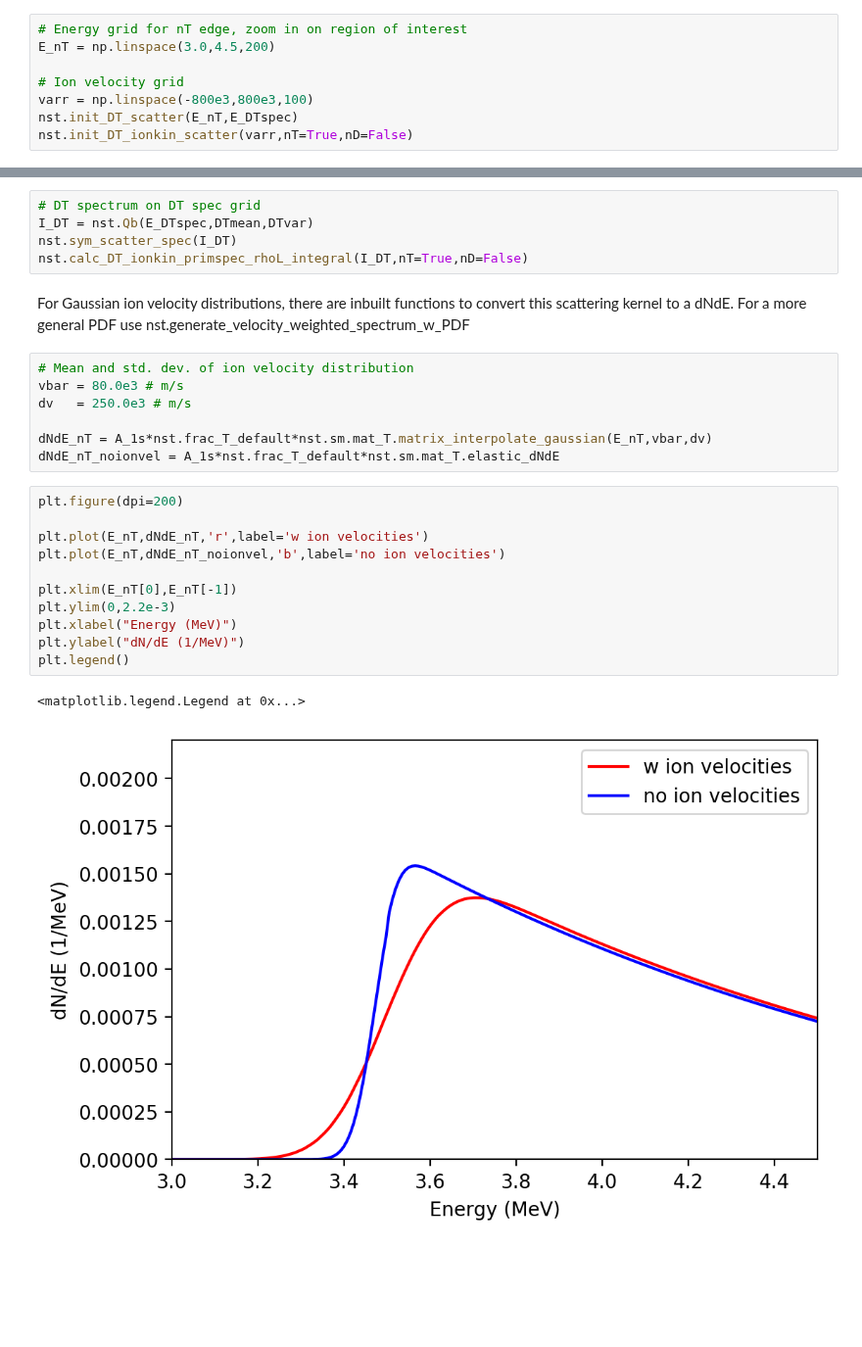
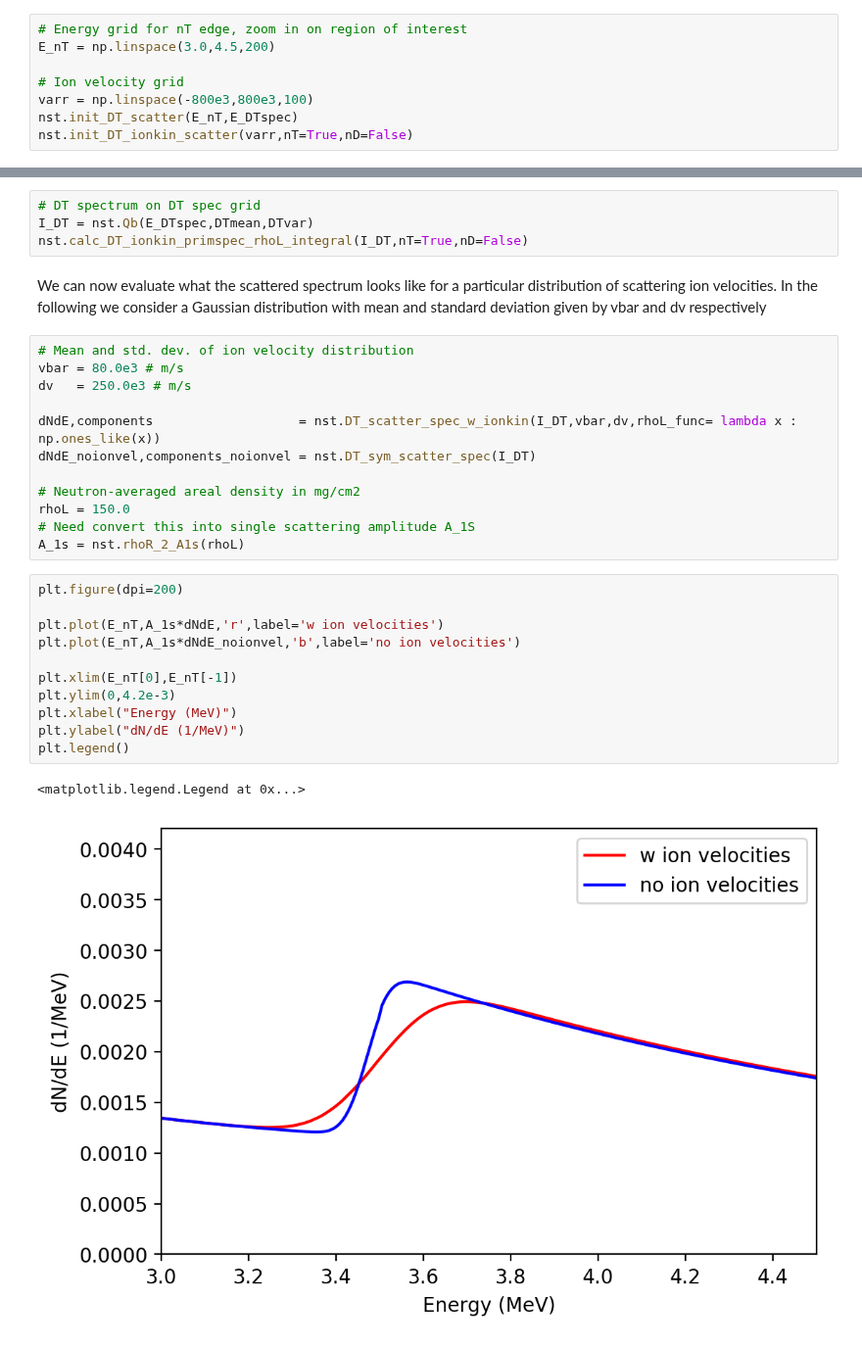
Before and after one commit to aidancrilly/NeSST, a Jupyter notebook: example/NeSST Guide.ipynb, the cells around one changed output, grey strips where cells are left out. Shown at 98% size. Drawn from its saved outputs; the diff is of its cells as text; blank space fills up the shorter version.

```diff
--- a/example/NeSST Guide.ipynb
+++ b/example/NeSST Guide.ipynb
@@ -246,28 +295,32 @@ We can then include the primary spectrum shape effect on the scattered signals
 # %%
 # DT spectrum on DT spec grid
 I_DT = nst.Qb(E_DTspec,DTmean,DTvar)
-nst.sym_scatter_spec(I_DT)
 nst.calc_DT_ionkin_primspec_rhoL_integral(I_DT,nT=True,nD=False)
-# %% [markdown]
-For Gaussian ion velocity distributions, there are inbuilt functions to convert this scattering kernel to a dNdE. For a more general PDF use nst.generate_velocity_weighted_spectrum_w_PDF
-# %%
-# Mean and std. dev. of ion velocity distribution
-vbar = 80.0e3 # m/s
-dv   = 250.0e3 # m/s
-
-dNdE_nT = A_1s*nst.frac_T_default*nst.sm.mat_T.matrix_interpolate_gaussian(E_nT,vbar,dv)
-dNdE_nT_noionvel = A_1s*nst.frac_T_default*nst.sm.mat_T.elastic_dNdE
+# %% [markdown]
+We can now evaluate what the scattered spectrum looks like for a particular distribution of scattering ion velocities. In the following we consider a Gaussian distribution with mean and standard deviation given by vbar and dv respectively
+# %%
+# Mean and std. dev. of ion velocity distribution
+vbar = 80.0e3 # m/s
+dv   = 250.0e3 # m/s
+
+dNdE,components                   = nst.DT_scatter_spec_w_ionkin(I_DT,vbar,dv,rhoL_func= lambda x : np.ones_like(x))
+dNdE_noionvel,components_noionvel = nst.DT_sym_scatter_spec(I_DT)
+
+# Neutron-averaged areal density in mg/cm2
+rhoL = 150.0
+# Need convert this into single scattering amplitude A_1S
+A_1s = nst.rhoR_2_A1s(rhoL)
 # %%
 plt.figure(dpi=200)
 
-plt.plot(E_nT,dNdE_nT,'r',label='w ion velocities')
-plt.plot(E_nT,dNdE_nT_noionvel,'b',label='no ion velocities')
+plt.plot(E_nT,A_1s*dNdE,'r',label='w ion velocities')
+plt.plot(E_nT,A_1s*dNdE_noionvel,'b',label='no ion velocities')
 
 plt.xlim(E_nT[0],E_nT[-1])
-plt.ylim(0,2.2e-3)
+plt.ylim(0,4.2e-3)
 plt.xlabel("Energy (MeV)")
 plt.ylabel("dN/dE (1/MeV)")
 plt.legend()
 # %% [output]
 <matplotlib.legend.Legend at 0x...>
-[figure, old version]
+[figure, new version]
```
Also changed, not shown: parts of 40 cells of this notebook, 5 other files.
